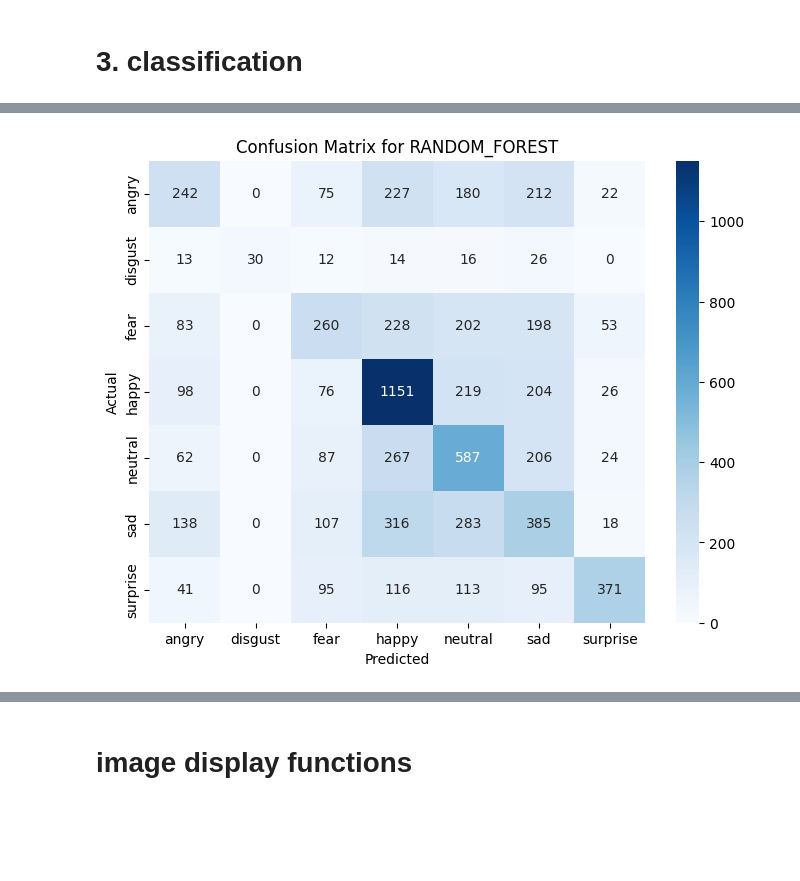
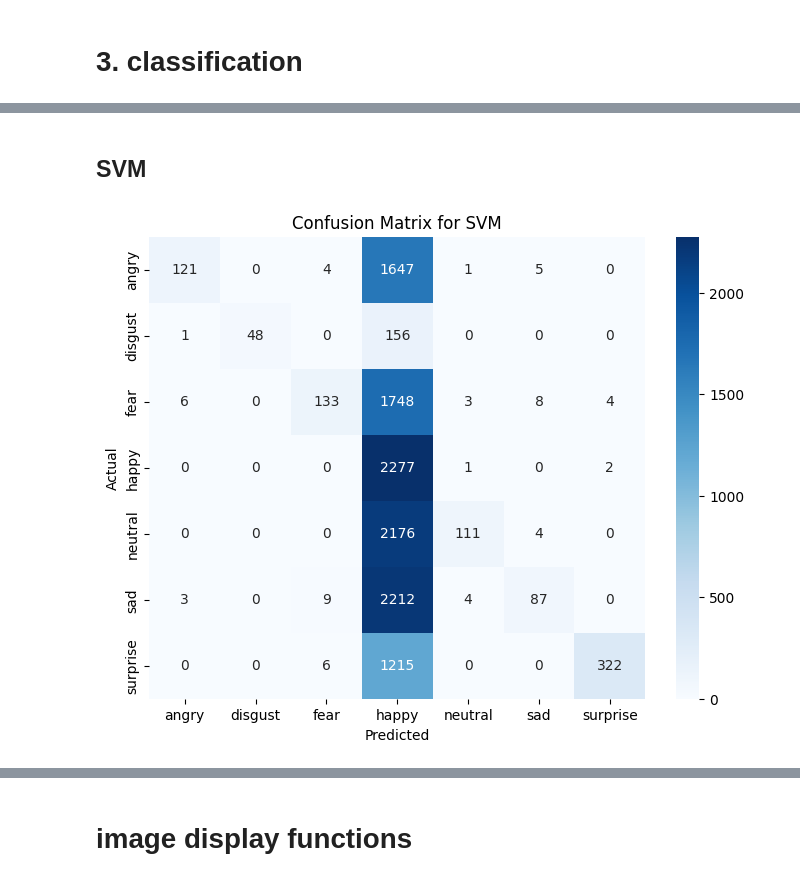
Before and after one commit to Nadine305/Facial-Expression-Recognition, a Jupyter notebook: Facial_Emotion_Recognition_using_Classical_Machine_Learning_Algorithms.ipynb, the cells around one changed output, grey strips where cells are left out. Saved outputs shown, nothing was run; the diff lists cells and outputs as text; code cells hidden in the pictures; blank space fills up the shorter version.

```diff
--- a/Facial_Emotion_Recognition_using_Classical_Machine_Learning_Algorithms.ipynb
+++ b/Facial_Emotion_Recognition_using_Classical_Machine_Learning_Algorithms.ipynb
@@ -431,14 +421,15 @@ def train_and_evaluate(X_train, y_train, X_test, y_test, model_name='svm'):
     plt.show()
 
     return model, accuracy_score(y_test_encoded, y_pred)
+# %% [markdown]
+## SVM
 # %%
-#models = ['svm', 'random_forest', 'knn', 'mlp']
-models = ['random_forest']
+models = ['svm']
 
 accuracies = {}
 
 for model in models:
     _, accuracy = train_and_evaluate(X_train_pca, y_train, X_test_pca, y_test, model)
     accuracies[model] = accuracy
 # %% [output]
-[figure, old version]
+[figure, new version]
```
Also changed, not shown: parts of 18 cells of this notebook.
